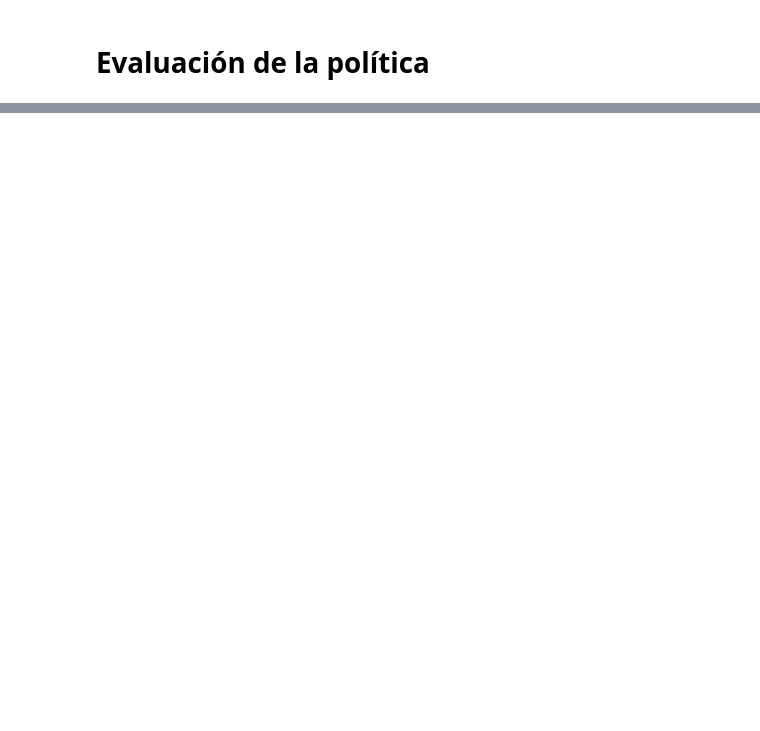
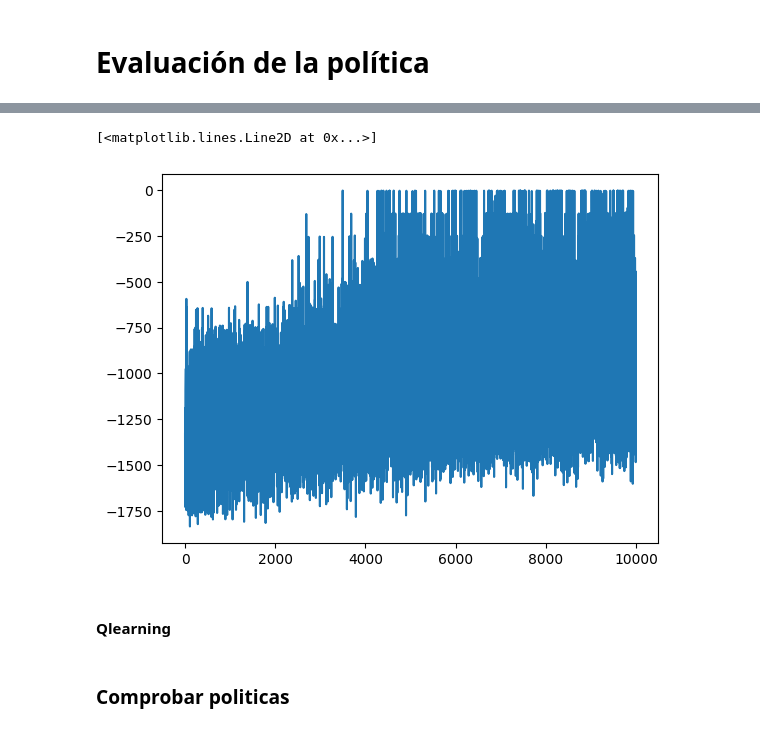
Before and after one commit to adriantinaquero/MAAAII_y_FPLN, a Jupyter notebook: MAAA II/PRÁCTICA 3/practica_3.ipynb, the cells around one changed output, grey strips where cells are left out. Cells and saved outputs as stored; diff of their text form; code cells hidden in the pictures; blank space fills up the shorter version.

```diff
--- a/MAAA II/PRÁCTICA 3/practica_3.ipynb
+++ b/MAAA II/PRÁCTICA 3/practica_3.ipynb
@@ -261,0 +214,43 @@ q_values_aleatoria, v_values_aleatoria = mc_evaluate(politica_aleatoria)
+# %%
+def sarsa(num_episodios:int = 10000, ALPHA:float = 0.1, EPSILON:float = 0.25) -> np.ndarray:
+    q_valores = np.zeros((NUM_INTERVALOS, NUM_INTERVALOS, NUM_INTERVALOS, NUM_ACCIONES))
+    retornos = []
+    cnt = 0
+    while cnt < num_episodios:
+        cnt += 1
+        retorno = 0
+        num_pasos = 0
+        completado = False
+        env.reset()
+        env.max_steps = 200
+        estado_actual = discretizar_estado(obs)
+        accion_escogida = get_accion_epsilon_greedy(q_valores[*estado_actual, :], EPSILON)
+        while not completado:
+            valores_acciones = q_valores[*estado_actual, :]
+            observacion, recompensa, terminated, truncated, info = env.step(np.array([acciones[accion_escogida]]))
+            nuevo_estado = discretizar_estado(observacion)
+            nuevos_valores_acciones = q_valores[*nuevo_estado, :]
+            nueva_accion = get_accion_epsilon_greedy(nuevos_valores_acciones, EPSILON)
+            retorno += recompensa
+            num_pasos += 1
+            completado = terminated or truncated
+            valor_actual = valores_acciones[accion_escogida]
+            nuevo_valor = nuevos_valores_acciones[nueva_accion]
+            q_valores[*estado_actual, accion_escogida] = valor_actual + ALPHA * (recompensa + GAMMA * nuevo_valor - valor_actual)
+
+            # print("Número de paso: ", num_pasos)
+            # print("Episodio: ", cnt)
+            # print("Acción aplicada: ", accion_escogida)
+            # print("Estado resultante: ", estado_actual, observacion)
+            # print("Recompensa obtenida: ", recompensa)
+            # print("Ejecución completada? ", completado)
+
+            estado_actual = nuevo_estado
+            accion_escogida = nueva_accion
+
+        retornos.append(retorno)
+        print(f'Terminado episodio {cnt} con retorno {retorno} en {num_pasos} pasos')
+    return q_valores, retornos
+
+# Entrenamos al agente usando los parámetros por defecto de la función que acabamos de definir
+q_valores_sarsa = sarsa()
@@ -261,0 +275,7 @@ q_values_aleatoria, v_values_aleatoria = mc_evaluate(politica_aleatoria)
+# %%
+plt.plot(q_valores_sarsa[1])
+# %% [output]
+[<matplotlib.lines.Line2D at 0x...>]
+[figure, added]
+# %% [markdown]
+#### Qlearning
@@ -261,0 +326,2 @@ q_values_aleatoria, v_values_aleatoria = mc_evaluate(politica_aleatoria)
+# %% [markdown]
+### Comprobar politicas
```
Also changed, not shown: parts of 12 cells of this notebook, 9 other files.
